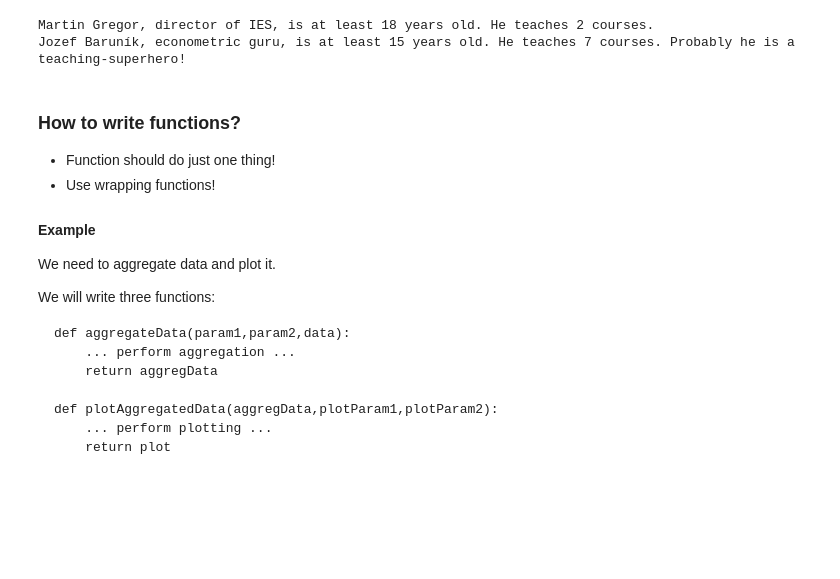
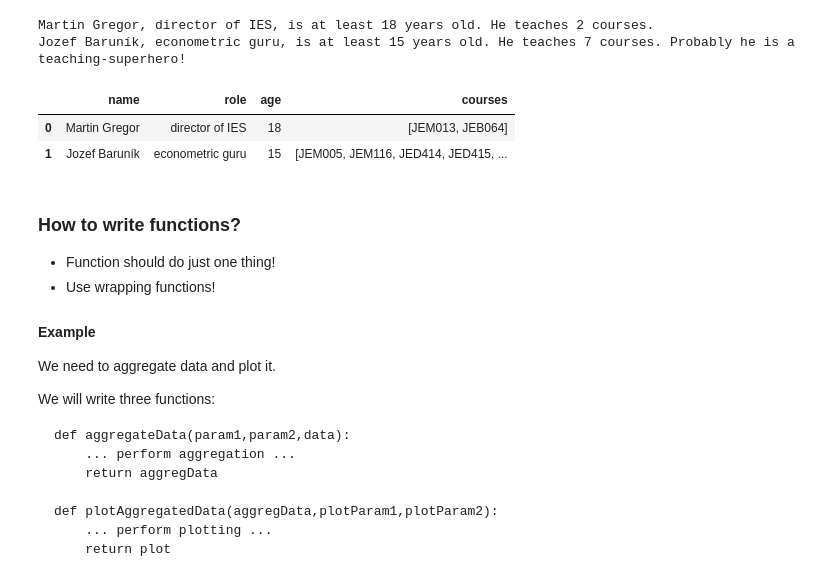
Before and after one commit to vitekzkytek/PythonDataIES, a Jupyter notebook: 02_PythonBasics/02_IntroToPython.ipynb, the cells around one changed output. Cells and saved outputs as stored; diff of their text form; code cells hidden in the pictures; blank space fills up the shorter version.

```diff
--- a/02_PythonBasics/02_IntroToPython.ipynb
+++ b/02_PythonBasics/02_IntroToPython.ipynb
@@ -836,6 +849,13 @@ for el in list_of_dicts:
 # %% [output]
 Martin Gregor, director of IES, is at least 18 years old. He teaches 2 courses.
 Jozef Baruník, econometric guru, is at least 15 years old. He teaches 7 courses. Probably he is a teaching-superhero!
+# %%
+import pandas as pd
+pd.DataFrame(list_of_dicts)
+# %% [output]
+|  | name | role | age | courses |
+| 0 | Martin Gregor | director of IES | 18 | [JEM013, JEB064] |
+| 1 | Jozef Baruník | econometric guru | 15 | [JEM005, JEM116, JED414, JED415, ... |
 # %% [markdown]
 ### How to write functions?
 
```
Also changed, not shown: parts of 10 cells of this notebook, 5 other files.
